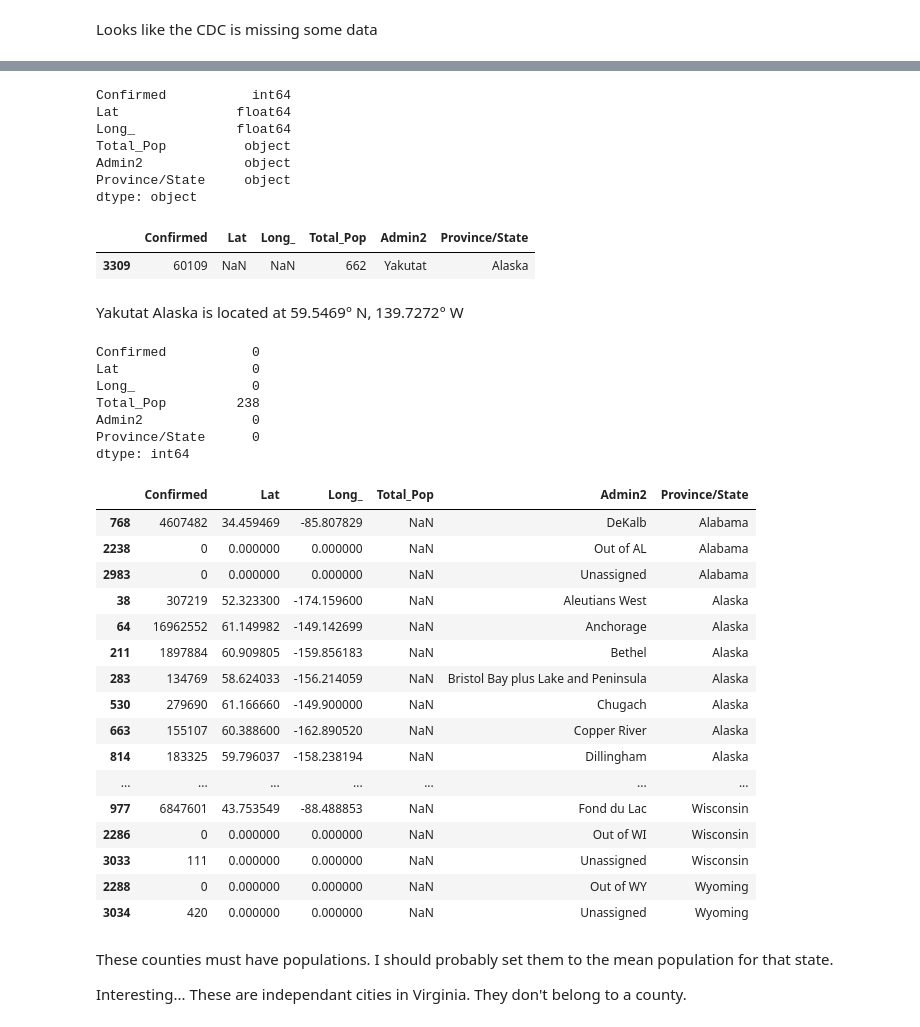
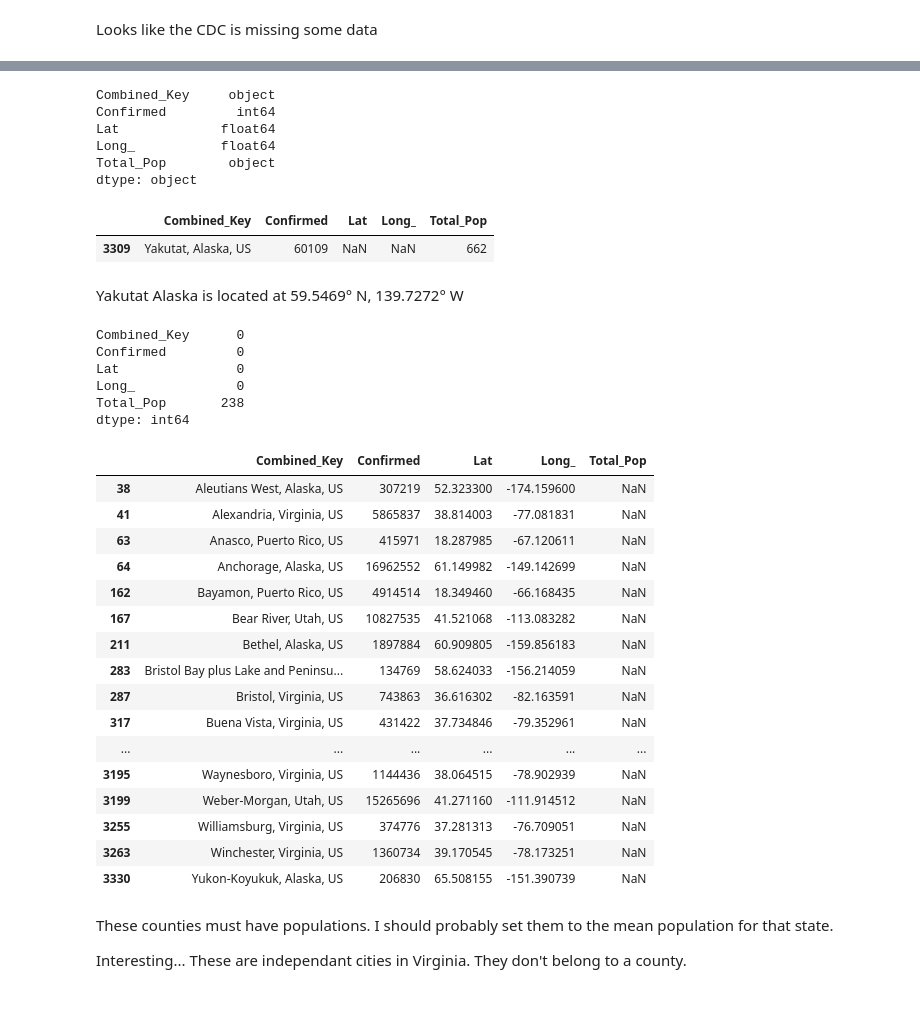
Before and after one commit to asullivan42/COVID_Bubble_Estimator, a Jupyter notebook: Regression_Analysis.ipynb, the cells around one changed output, grey strips where cells are left out. Cells and saved outputs as stored; diff of their text form; code cells hidden in the pictures.

```diff
--- a/Regression_Analysis.ipynb
+++ b/Regression_Analysis.ipynb
@@ -230,7 +240,6 @@ simplified
 # %%
 # Lets import the longitude and latitude data from reference into our predictive algorithm so we can have some geopositional data
-Total_simplified=simplified.groupby('Combined_Key').sum()
-Total_simplified
+df2=pd.read_csv('./data/us_simplified_with_county_data.csv')
 # %% [output]
 |  | Confirmed |
 | Combined_Key |  |
@@ -456,2 +428,0 @@ Name: Combined_Key, Length: 3336, dtype: object
-# %%
-Total_US_Counties['Combined_Key']=Admin2
@@ -482,5 +428,0 @@ for n in Total_US_Counties['Combined_Key']:
-# %%
-Total_US_Counties['Admin2']=admin2
-Total_US_Counties['Province/State']=state2
-# %%
-Total_US_Counties.drop('Combined_Key', axis=1, inplace=True)
@@ -506,18 +440,17 @@ Total_US_Counties.groupby(['Province/State','Admin2']).sum()
 # %%
 Total_US_Counties.dtypes
 # %% [output]
-Confirmed           int64
-Lat               float64
-Long_             float64
-Total_Pop          object
-Admin2             object
-Province/State     object
+Combined_Key     object
+Confirmed         int64
+Lat             float64
+Long_           float64
+Total_Pop        object
 dtype: object
 # %%
 Total_US_Counties[Total_US_Counties['Lat'].isna()]
 # %% [output]
-|  | Confirmed | Lat | Long_ | Total_Pop | Admin2 | Province/State |
-| 3309 | 60109 | NaN | NaN | 662 | Yakutat | Alaska |
+|  | Combined_Key | Confirmed | Lat | Long_ | Total_Pop |
+| 3309 | Yakutat, Alaska, US | 60109 | NaN | NaN | 662 |
 # %% [markdown]
 Yakutat Alaska is located at 59.5469° N, 139.7272° W
 # %%
@@ -526,35 +459,34 @@ Total_US_Counties['Long_'].fillna(-139.7272, inplace=True)
 # %%
 Total_US_Counties.isna().sum()
 # %% [output]
-Confirmed           0
-Lat                 0
-Long_               0
-Total_Pop         238
-Admin2              0
-Province/State      0
+Combined_Key      0
+Confirmed         0
+Lat               0
+Long_             0
+Total_Pop       238
 dtype: int64
 # %%
 # now I need to deal with the counties which don't have populations
 pd.set_option('display.max_rows', None)
-Total_US_Counties[Total_US_Counties['Total_Pop'].isna()].sort_values(['Province/State', 'Admin2'])
+Total_US_Counties[Total_US_Counties['Total_Pop'].isna()].sort_values('Combined_Key')
 # %% [output]
-|  | Confirmed | Lat | Long_ | Total_Pop | Admin2 | Province/State |
-| 768 | 4607482 | 34.459469 | -85.807829 | NaN | DeKalb | Alabama |
-| 2238 | 0 | 0.000000 | 0.000000 | NaN | Out of AL | Alabama |
-| 2983 | 0 | 0.000000 | 0.000000 | NaN | Unassigned | Alabama |
-| 38 | 307219 | 52.323300 | -174.159600 | NaN | Aleutians West | Alaska |
-| 64 | 16962552 | 61.149982 | -149.142699 | NaN | Anchorage | Alaska |
-| 211 | 1897884 | 60.909805 | -159.856183 | NaN | Bethel | Alaska |
-| 283 | 134769 | 58.624033 | -156.214059 | NaN | Bristol Bay plus Lake and Peninsula | Alaska |
-| 530 | 279690 | 61.166660 | -149.900000 | NaN | Chugach | Alaska |
-| 663 | 155107 | 60.388600 | -162.890520 | NaN | Copper River | Alaska |
-| 814 | 183325 | 59.796037 | -158.238194 | NaN | Dillingham | Alaska |
-| ... | ... | ... | ... | ... | ... | ... |
-| 977 | 6847601 | 43.753549 | -88.488853 | NaN | Fond du Lac | Wisconsin |
-| 2286 | 0 | 0.000000 | 0.000000 | NaN | Out of WI | Wisconsin |
-| 3033 | 111 | 0.000000 | 0.000000 | NaN | Unassigned | Wisconsin |
-| 2288 | 0 | 0.000000 | 0.000000 | NaN | Out of WY | Wyoming |
-| 3034 | 420 | 0.000000 | 0.000000 | NaN | Unassigned | Wyoming |
+|  | Combined_Key | Confirmed | Lat | Long_ | Total_Pop |
+| 38 | Aleutians West, Alaska, US | 307219 | 52.323300 | -174.159600 | NaN |
+| 41 | Alexandria, Virginia, US | 5865837 | 38.814003 | -77.081831 | NaN |
+| 63 | Anasco, Puerto Rico, US | 415971 | 18.287985 | -67.120611 | NaN |
+| 64 | Anchorage, Alaska, US | 16962552 | 61.149982 | -149.142699 | NaN |
+| 162 | Bayamon, Puerto Rico, US | 4914514 | 18.349460 | -66.168435 | NaN |
+| 167 | Bear River, Utah, US | 10827535 | 41.521068 | -113.083282 | NaN |
+| 211 | Bethel, Alaska, US | 1897884 | 60.909805 | -159.856183 | NaN |
+| 283 | Bristol Bay plus Lake and Peninsu... | 134769 | 58.624033 | -156.214059 | NaN |
+| 287 | Bristol, Virginia, US | 743863 | 36.616302 | -82.163591 | NaN |
+| 317 | Buena Vista, Virginia, US | 431422 | 37.734846 | -79.352961 | NaN |
+| ... | ... | ... | ... | ... | ... |
+| 3195 | Waynesboro, Virginia, US | 1144436 | 38.064515 | -78.902939 | NaN |
+| 3199 | Weber-Morgan, Utah, US | 15265696 | 41.271160 | -111.914512 | NaN |
+| 3255 | Williamsburg, Virginia, US | 374776 | 37.281313 | -76.709051 | NaN |
+| 3263 | Winchester, Virginia, US | 1360734 | 39.170545 | -78.173251 | NaN |
+| 3330 | Yukon-Koyukuk, Alaska, US | 206830 | 65.508155 | -151.390739 | NaN |
 # %% [markdown]
 These counties must have populations.  I should probably set them to the mean population for that state.
 
```
Also changed, not shown: parts of 54 cells of this notebook.
